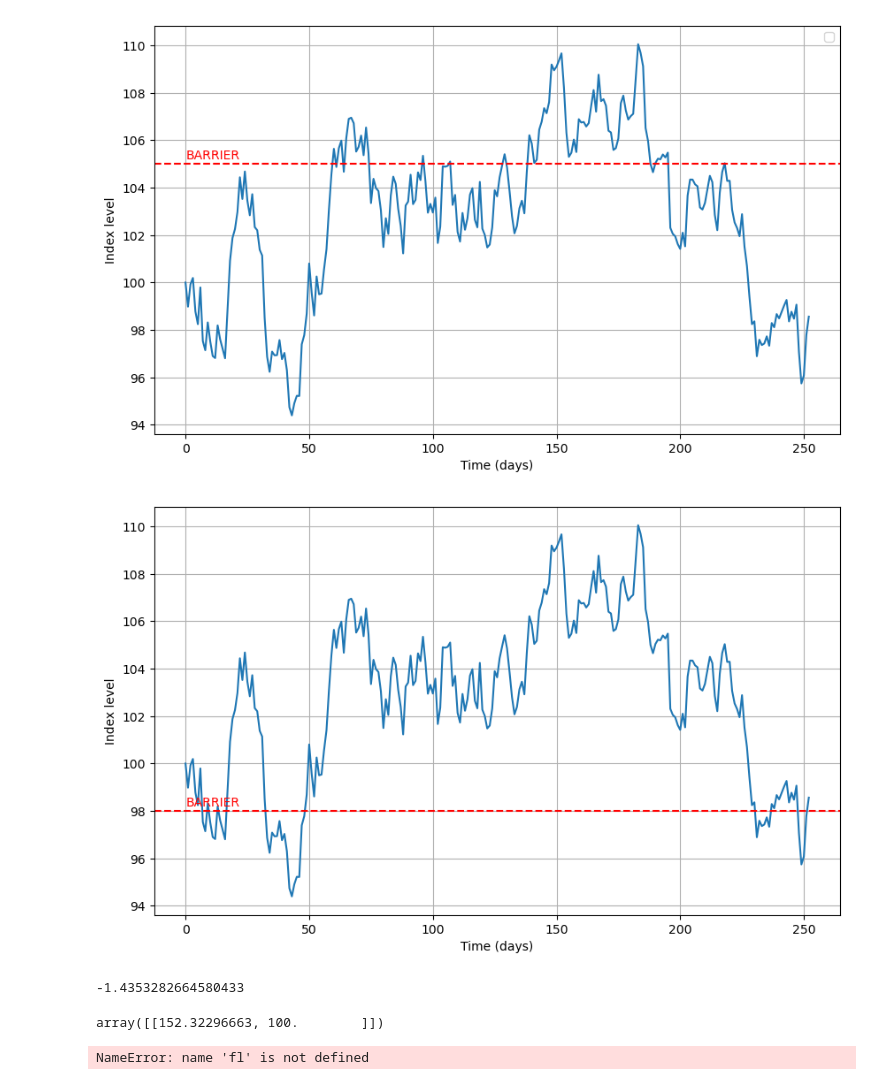
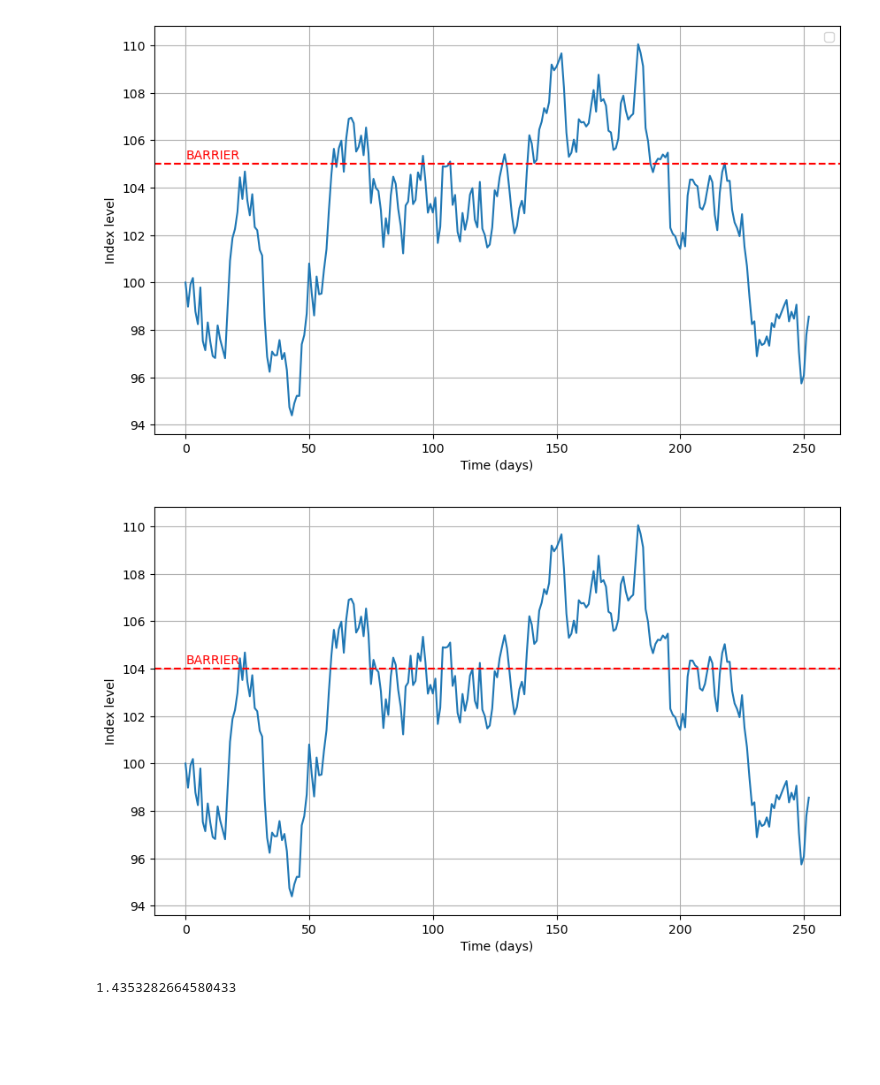
Before and after one commit to Luciocta/projetperso, a Jupyter notebook: Barrier option pricing.ipynb, the cells around one changed output. Drawn from its saved outputs; the diff is of its cells as text; code cells hidden in the pictures; blank space fills up the shorter version.

```diff
--- a/Barrier option pricing.ipynb
+++ b/Barrier option pricing.ipynb
@@ -36,7 +36,7 @@ def payoff_barrier_option(path, K, T, B, option_type, observ_freq=1, graph=False
     max_price = max(path_at_observation)
     min_price = min(path_at_observation)
 
-    S_T = path.iloc[-1].values
+    S_T = path.iloc[-1].values[0]
 
     payoff = 0
 
@@ -70,16 +70,16 @@ def payoff_barrier_option(path, K, T, B, option_type, observ_freq=1, graph=False
     """
 
     if option_type == 'upoutcall':
-        return max(S_T-K) - payoff_barrier_option(path, K, T, B, option_type='upincall', observ_freq=observ_freq)
+        return max(S_T-K, 0) - payoff_barrier_option(path, K, T, B, option_type='upincall', observ_freq=observ_freq)
 
     elif option_type == 'upoutput':
-        return max(K-S_T) - payoff_barrier_option(path, K, T, B, option_type='upinput', observ_freq=observ_freq)
+        return max(K-S_T, 0) - payoff_barrier_option(path, K, T, B, option_type='upinput', observ_freq=observ_freq)
 
     elif option_type == 'downoutcall':
-        return max(S_T-K) - payoff_barrier_option(path, K, T, B, option_type='downincall', observ_freq=observ_freq)
+        return max(S_T-K, 0) - payoff_barrier_option(path, K, T, B, option_type='downincall', observ_freq=observ_freq)
 
     else:
-        return max(K-S_T) - payoff_barrier_option(path, K, T, B, option_type='downinput')
+        return max(K-S_T, 0) - payoff_barrier_option(path, K, T, B, option_type='downinput', observ_freq=observ_freq)
 # %%
 S0 = 100
 T = 1
@@ -103,14 +103,10 @@ plt.show()
 No artists with labels found to put in legend.  Note that artists whose label start with an underscore are ignored when legend() is called with no argument.
 [figure]
 # %%
-payoff_barrier_option(path, 100, 1, 98, 'downoutcall', graph=True)
+payoff_barrier_option(path, 100, 1, 104, 'upinput', graph=True)
 # %% [output]
-[figure, old version]
+[figure, new version]
--1.4353282664580433
+1.4353282664580433
-# %%
-np.max(path.values, axis=0, keepdims=True)
-# %% [output]
-array([[152.32296663, 100.        ]])
 # %%
 def barrier_option_price(S0, K, T, r, vol, B, option_type, observ_freq=1, M=1000):
 
@@ -121,7 +118,0 @@ def barrier_option_price(S0, K, T, r, vol, B, option_type, observ_freq=1, M=1000
-# %%
-barrier_payoff = lambda path: payoff_barrier_option(path, 100, 1, 105, option_type='upincall')
-path_matrix = fl.monte_carlo(S0, T, r, vol, 1000)
-payoff_simulation = np.array([barrier_payoff(path_matrix.iloc[:,i].to_frame()) for i in range(path_matrix.shape[1])])
-np.exp(-r*T)*payoff_simulation.mean()
-# %% [output]
-NameError: name 'fl' is not defined
```
Also changed, not shown: parts of 1 cell of this notebook.
